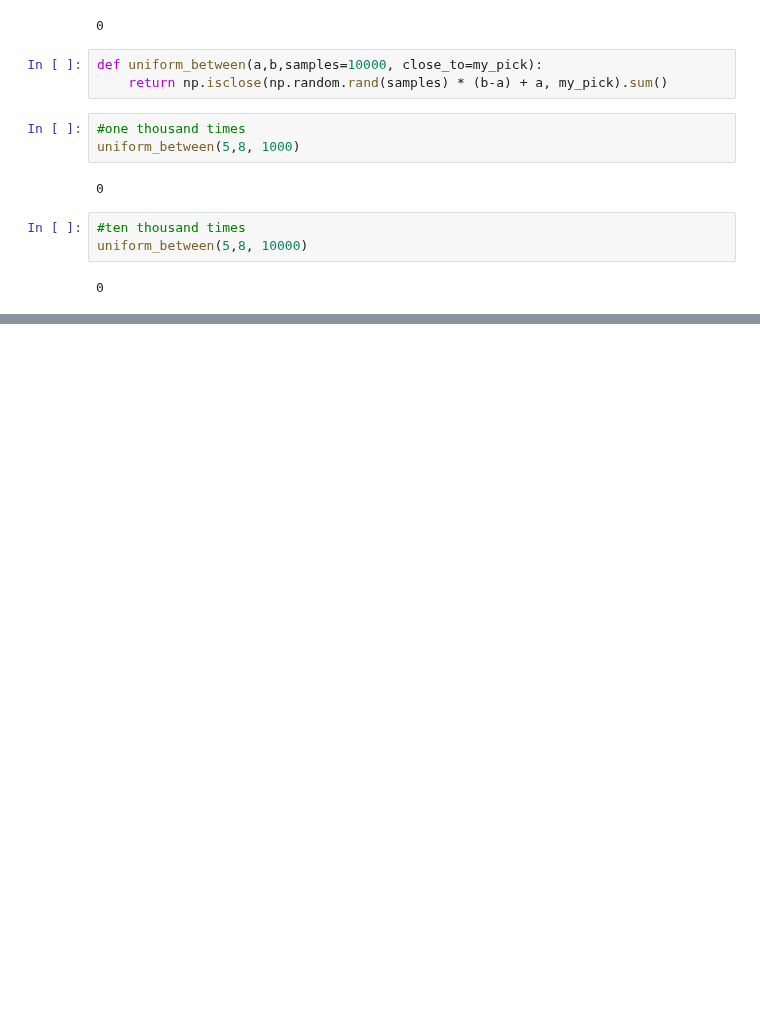
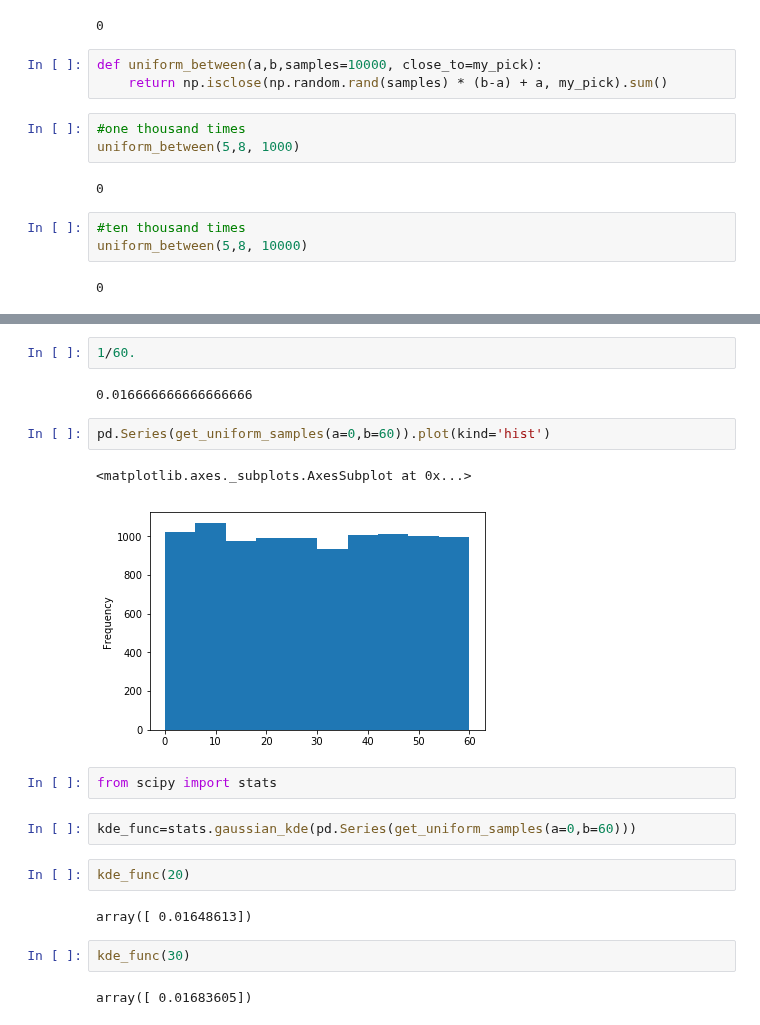
Before and after one commit to theredpea/udacity_notes, a Jupyter notebook: st101__2_Probability__11_Probability_Distributions.ipynb, the cells around one changed output, grey strips where cells are left out. Drawn from its saved outputs; the diff is of its cells as text; blank space fills up the shorter version.

```diff
--- a/st101__2_Probability__11_Probability_Distributions.ipynb
+++ b/st101__2_Probability__11_Probability_Distributions.ipynb
@@ -49,0 +175,21 @@ assert(uniform_between(5,8, 10000)===0, 'Any overly specific value cant be assig
+# %%
+1/60.
+# %% [output]
+0.016666666666666666
+# %%
+pd.Series(get_uniform_samples(a=0,b=60)).plot(kind='hist')
+# %% [output]
+<matplotlib.axes._subplots.AxesSubplot at 0x...>
+[figure, added]
+# %%
+from scipy import stats
+# %%
+kde_func=stats.gaussian_kde(pd.Series(get_uniform_samples(a=0,b=60)))
+# %%
+kde_func(20)
+# %% [output]
+array([ 0.01648613])
+# %%
+kde_func(30)
+# %% [output]
+array([ 0.01683605])
```
Also changed, not shown: parts of 68 cells of this notebook, 2 other files.
